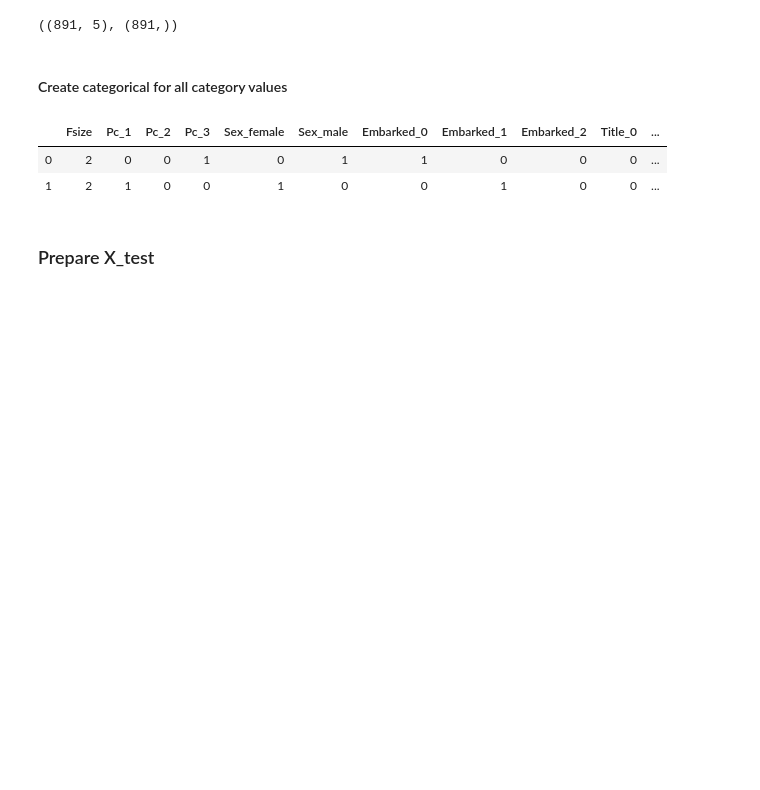
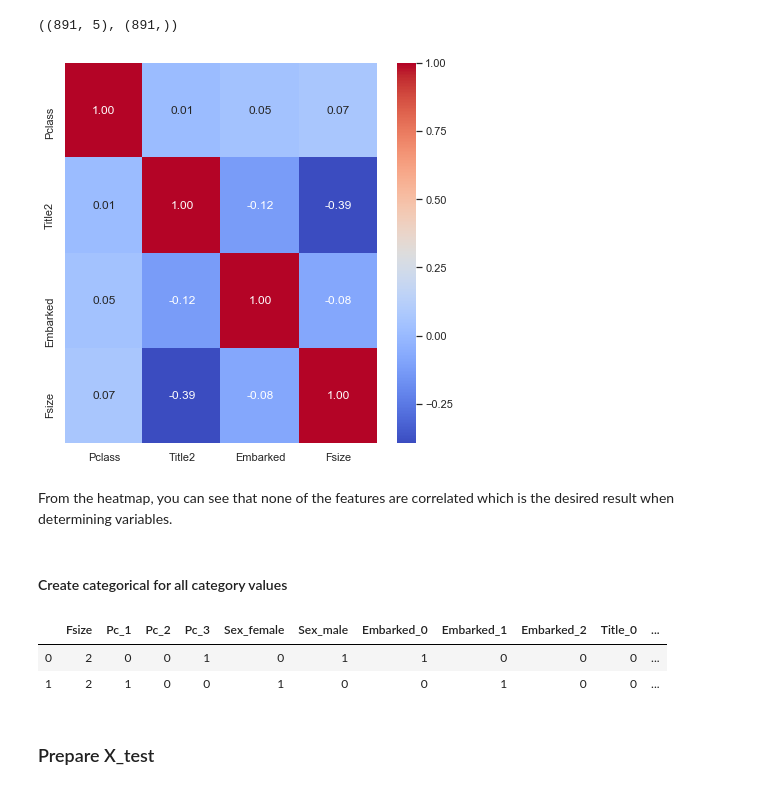
Before and after one commit to analyst8/titanic2020, a Jupyter notebook: titanic.ipynb, the cells around one changed output. Drawn from its saved outputs; the diff is of its cells as text; code cells hidden in the pictures; blank space fills up the shorter version.

```diff
--- a/titanic.ipynb
+++ b/titanic.ipynb
@@ -971,6 +964,20 @@ Y_train = train_df["Survived"]
 X_train.shape, Y_train.shape
 # %% [output]
 ((891, 5), (891,))
+# %%
+# Correlation matrix between variables chosen (SibSp Parch Age and Fare values) and Survived to ensure not correlated
+fig, ax = plt.subplots(figsize=(7,7))
+g = sns.heatmap(train_df[["Sex","Pclass", "Title2","Embarked","Fsize"]].corr(),annot=True, fmt = ".2f", cmap = "coolwarm", ax=ax)
+# fix for mpl bug that cuts off top/bottom of seaborn viz
+b, t = plt.ylim() # discover the values for bottom and top
+b += 0.5 # Add 0.5 to the bottom
+t -= 0.5 # Subtract 0.5 from the top
+plt.ylim(b, t) # update the ylim(bottom, top) values
+plt.show() # ta-da!
+# %% [output]
+[figure, added]
+# %% [markdown]
+From the heatmap, you can see that none of the features are correlated which is the desired result when determining variables.
 # %% [markdown]
 #### Create categorical for all category values
 # %%
```
Also changed, not shown: parts of 53 cells of this notebook.
